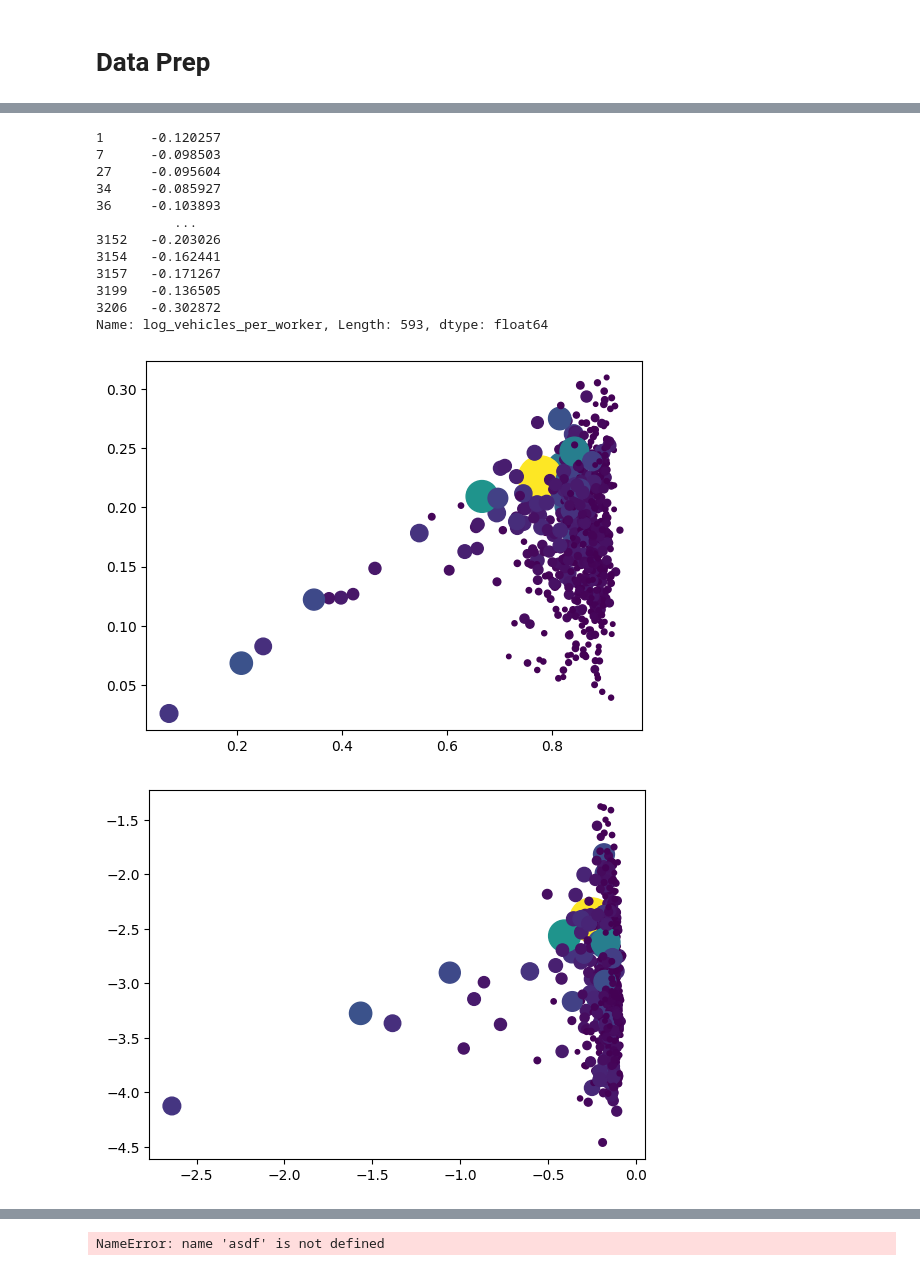
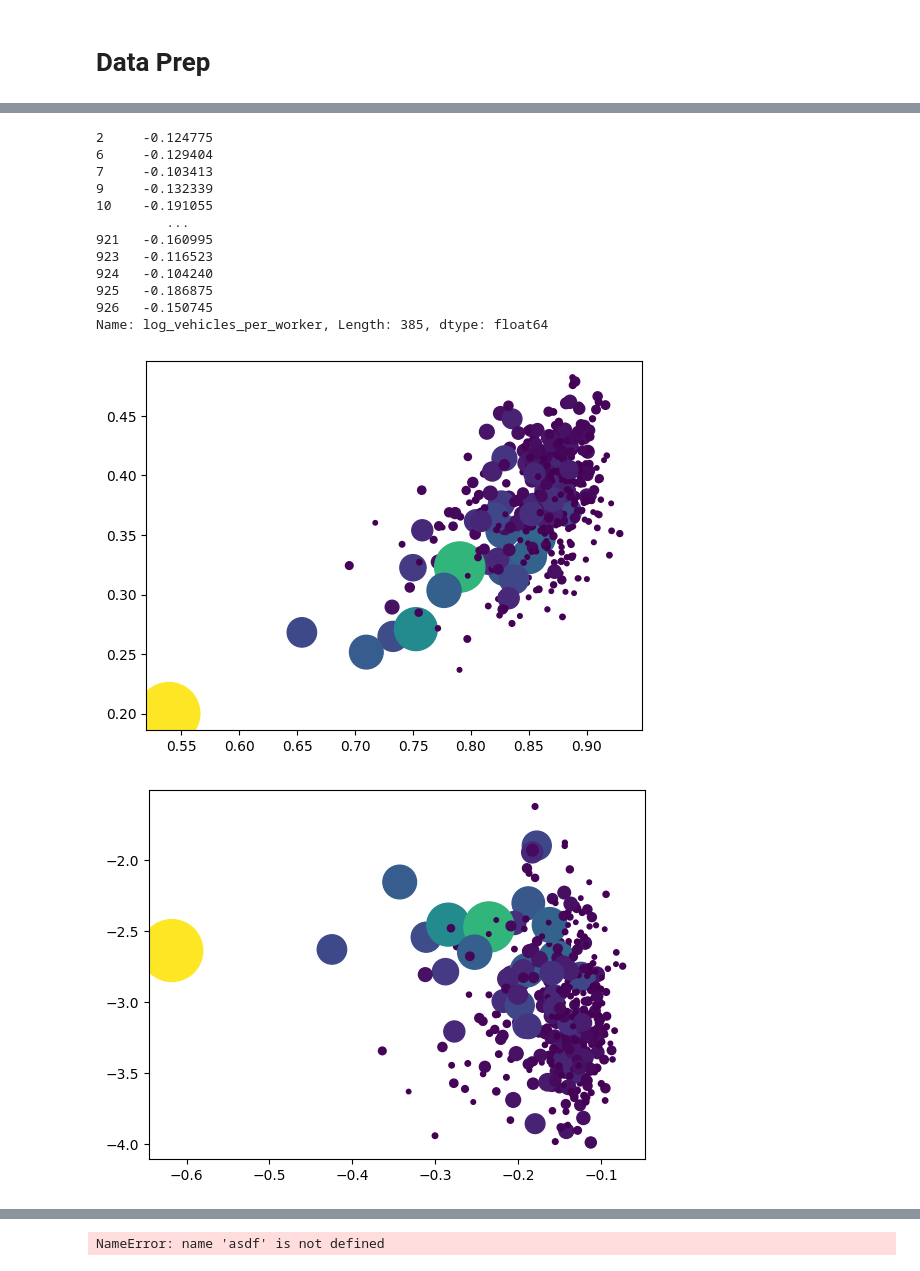
Before and after one commit to Fractate/us_transport_analysis, a Jupyter notebook: us_transport_analysis.ipynb, the cells around one changed output, grey strips where cells are left out. Saved outputs shown, nothing was run; the diff lists cells and outputs as text; code cells hidden in the pictures.

```diff
--- a/us_transport_analysis.ipynb
+++ b/us_transport_analysis.ipynb
@@ -47,8 +47,10 @@ df_2009 = pd.read_csv('./acs_transportation_data/2009-5yr-transport.csv', na_val
 # df_2014 = pd.read_csv('./acs_transportation_data/2014-5yr-transport.csv', na_values=".", skiprows=[0])
 # df_2019 = pd.read_csv('./acs_transportation_data/2019-5yr-transport.csv', na_values=".", skiprows=[0])
 
-df_2014 = pd.read_csv('./acs_transportation_data/2014-5yr-transport.csv', na_values=".", skiprows=[0])
-# df_2014 = pd.read_csv('./acs_transportation_data/acs 2014 mmsa transport.csv', na_values=".", skiprows=[0])
+# df_2014 = pd.read_csv('./acs_transportation_data/2014-5yr-transport.csv', na_values=".", skiprows=[0])
+df_2014 = pd.read_csv('./acs_transportation_data/acs 2014 mmsa transport.csv', na_values=".", skiprows=[0])
+
+
 # df_2009 = pd.read_csv('./2009-5yr-transport.csv', na_values=".", skiprows=[0])
 # df_2014 = pd.read_csv('./acs_transportation_data/2014-5yr-transport.csv', na_values=".", skiprows=[0], sep='\t')
 # df_2019 = pd.read_csv('./2019-5yr-transport.csv', na_values=".", skiprows=[0])
@@ -650,53 +652,53 @@ df = df.query("total_population > 100000") # [['Geo_AREALAND','Geo_FIPS']]
 # make log versions of appropriate data
 df['log_vehicles_per_worker']
 # %% [output]
-1      -0.120257
-7      -0.098503
-27     -0.095604
-34     -0.085927
-36     -0.103893
-          ...
-3152   -0.203026
-3154   -0.162441
-3157   -0.171267
-3199   -0.136505
-3206   -0.302872
-Name: log_vehicles_per_worker, Length: 593, dtype: float64
+2     -0.124775
+6     -0.129404
+7     -0.103413
+9     -0.132339
+10    -0.191055
+         ...
+921   -0.160995
+923   -0.116523
+924   -0.104240
+925   -0.186875
+926   -0.150745
+Name: log_vehicles_per_worker, Length: 385, dtype: float64
 # %%
 # # # practice a normal scatter plot
 x = df['vehicles_per_worker']
 # x = df['log_vehicles_per_worker']
 
 y1 = df['pct_car_wrkr_cmute_01_to_14_min']
 y2 = df['pct_car_wrkr_cmute_15_to_29_min']
 y3 = df['pct_car_wrkr_cmute_30_to_44_min']
 y4 = df['pct_car_wrkr_cmute_44_to_59_min']
 y5 = df['pct_car_wrkr_cmute_over_60_min']
 
 # y1 = df['log_pct_car_wrkr_cmute_01_to_14_min']
 # y2 = df['log_pct_car_wrkr_cmute_15_to_29_min']
 # y3 = df['log_pct_car_wrkr_cmute_30_to_44_min']
 # y4 = df['log_pct_car_wrkr_cmute_44_to_59_min']
 # y5 = df['log_pct_car_wrkr_cmute_over_60_min']
 c = df['total_population']
 
 # plt.scatter(x, y1, c=c,s = c/10000, label='Raw data')
-# plt.scatter(x, y2, c=c,s = c/10000, label='Raw data')
-plt.scatter(x, y3, c=c,s = c/10000, label='Raw data')
+plt.scatter(x, y2, c=c,s = c/10000, label='Raw data')
+# plt.scatter(x, y3, c=c,s = c/10000, label='Raw data')
 # plt.scatter(x, y4, c=c,s = c/10000, label='Raw data')
 # plt.scatter(x, y5, c=c,s = c/10000, label='Raw data')
 
 # plt.scatter(x, y1)
 # plt.scatter(x, y2)
 # plt.scatter(x, y3)
 # plt.scatter(x, y4)
 # plt.scatter(x, y5)
 plt.show()
 
 # x = np.log(df['vehicles_per_worker'])
 # y = np.log(df['pct_car_wrkr_cmute_over_60_min'])
 # %% [output]
-[figure, old version]
+[figure, new version]
 # %%
 # # # practice a normal scatter plot
 # x = df['vehicles_per_worker']
@@ -725,7 +727,7 @@ plt.show()
 # x = np.log(df['vehicles_per_worker'])
 # y = np.log(df['pct_car_wrkr_cmute_over_60_min'])
 # %% [output]
-[figure, old version]
+[figure, new version]
 # %%
 result_linear = smf.ols('vehicles_per_worker ~ pct_car_wrkr_cmute_01_to_14_min + pct_car_wrkr_cmute_15_to_29_min + pct_car_wrkr_cmute_30_to_44_min + pct_car_wrkr_cmute_44_to_59_min + pct_car_wrkr_cmute_over_60_min', data=df).fit()
 print(result_linear.summary())
```
Also changed, not shown: parts of 9 cells of this notebook.
